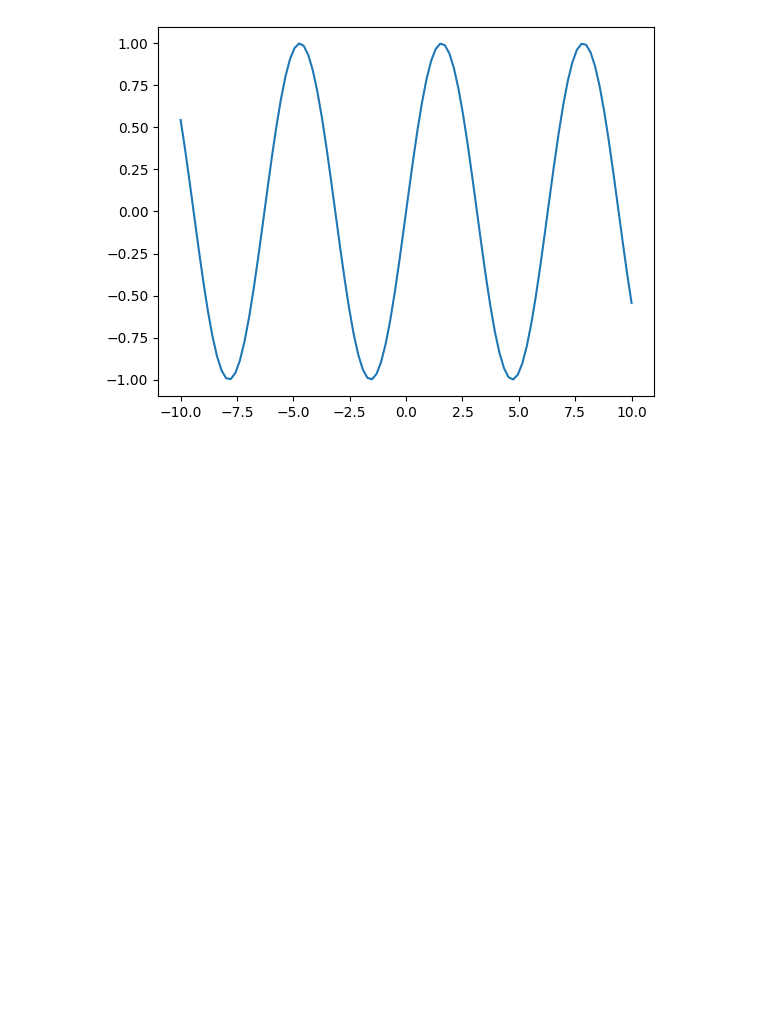
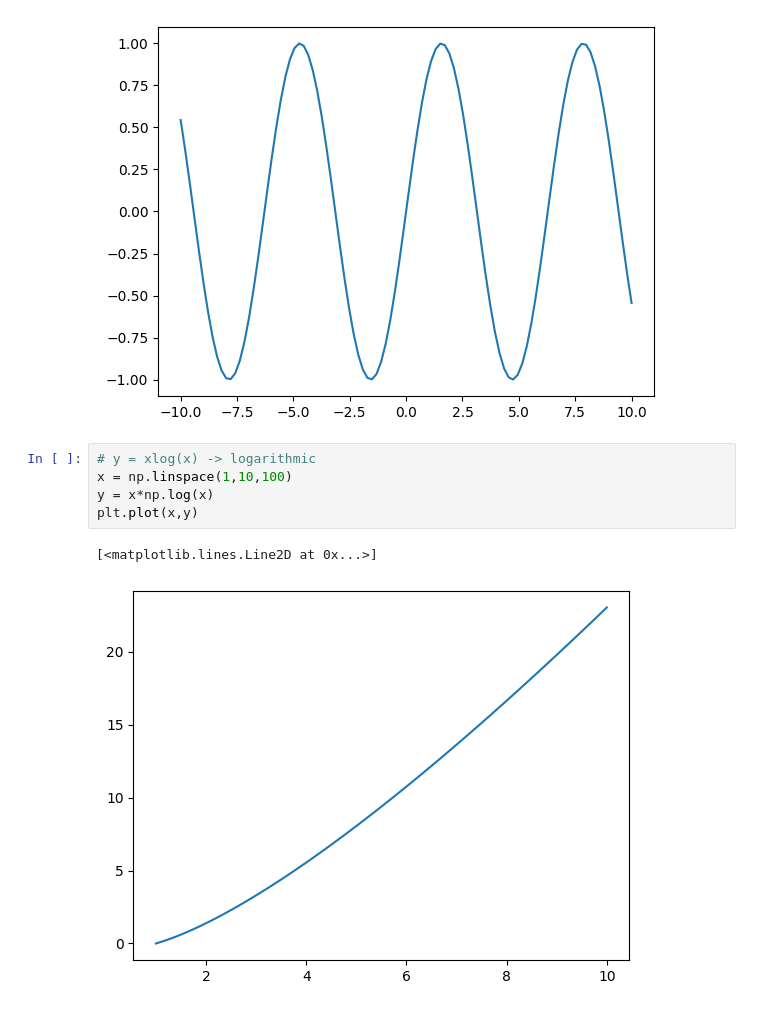
Before and after one commit to HarshChaturvedi19/Learn-Data-Science-With-Projects, a Jupyter notebook: Numpy/adv_numpy.ipynb, the cells around one changed output. Drawn from its saved outputs; the diff is of its cells as text; blank space fills up the shorter version.

Commit message:
log graph

```diff
--- a/Numpy/adv_numpy.ipynb
+++ b/Numpy/adv_numpy.ipynb
@@ -302,3 +302,11 @@ plt.plot(x,y)
 # %% [output]
 [<matplotlib.lines.Line2D at 0x...>]
 [figure]
+# %%
+# y = xlog(x) -> logarithmic
+x = np.linspace(1,10,100)
+y = x*np.log(x)
+plt.plot(x,y)
+# %% [output]
+[<matplotlib.lines.Line2D at 0x...>]
+[figure, added]
```
